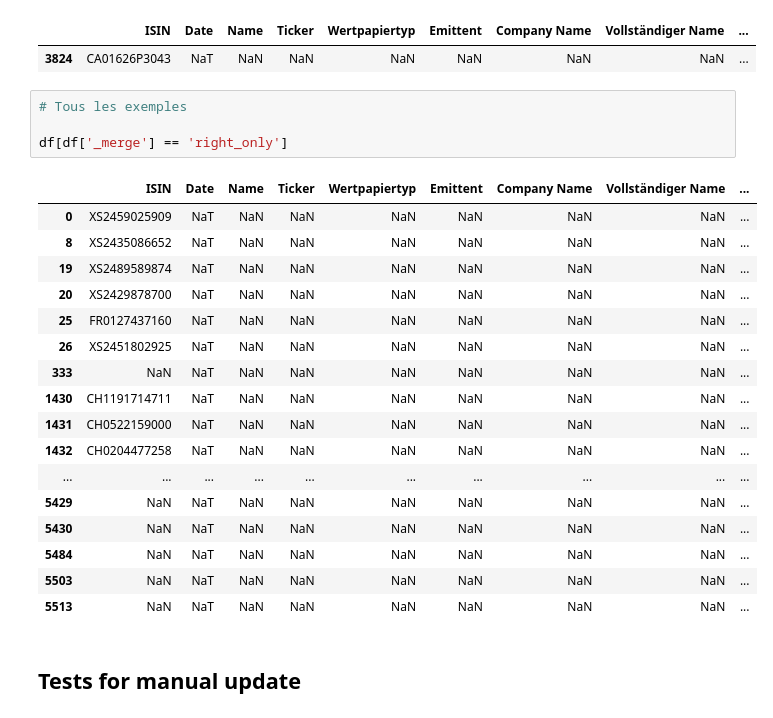
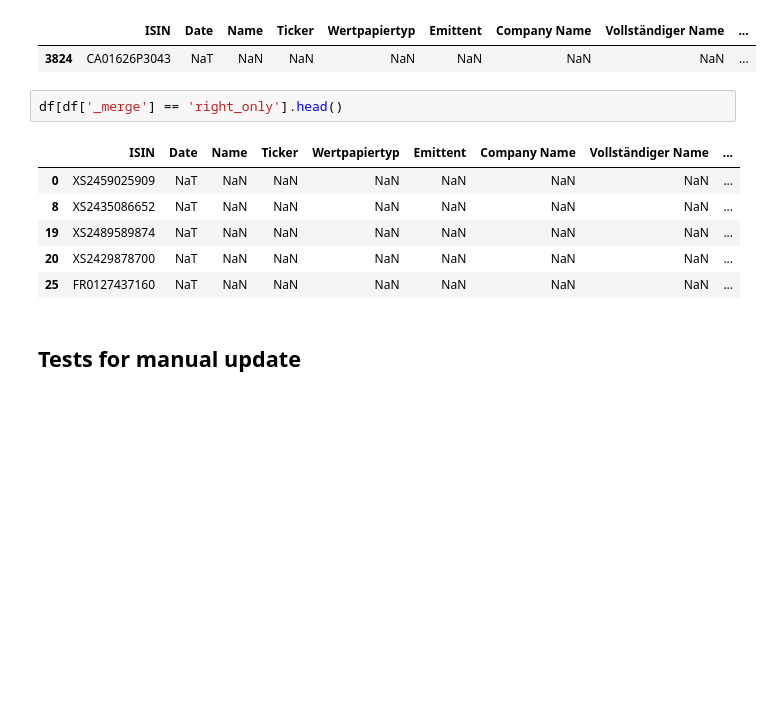
Before and after one commit to tamedia-ddj/2022-12-Compenswiss-Analysis, a Jupyter notebook: 2022-12-Compenswiss-Analysis.ipynb, the cells around one changed output. Saved outputs shown, nothing was run; the diff lists cells and outputs as text; blank space fills up the shorter version.

```diff
--- a/2022-12-Compenswiss-Analysis.ipynb
+++ b/2022-12-Compenswiss-Analysis.ipynb
@@ -70,27 +70,14 @@ df[df['ISIN'] == 'CA01626P3043']
 |  | ISIN | Date | Name | Ticker | Wertpapiertyp | Emittent | Company Name | Vollständiger Name | ... |
 | 3824 | CA01626P3043 | NaT | NaN | NaN | NaN | NaN | NaN | NaN | ... |
 # %%
-# Tous les exemples
-
-df[df['_merge'] == 'right_only']
+df[df['_merge'] == 'right_only'].head()
 # %% [output]
 |  | ISIN | Date | Name | Ticker | Wertpapiertyp | Emittent | Company Name | Vollständiger Name | ... |
 | 0 | XS2459025909 | NaT | NaN | NaN | NaN | NaN | NaN | NaN | ... |
 | 8 | XS2435086652 | NaT | NaN | NaN | NaN | NaN | NaN | NaN | ... |
 | 19 | XS2489589874 | NaT | NaN | NaN | NaN | NaN | NaN | NaN | ... |
 | 20 | XS2429878700 | NaT | NaN | NaN | NaN | NaN | NaN | NaN | ... |
 | 25 | FR0127437160 | NaT | NaN | NaN | NaN | NaN | NaN | NaN | ... |
-| 26 | XS2451802925 | NaT | NaN | NaN | NaN | NaN | NaN | NaN | ... |
-| 333 | NaN | NaT | NaN | NaN | NaN | NaN | NaN | NaN | ... |
-| 1430 | CH1191714711 | NaT | NaN | NaN | NaN | NaN | NaN | NaN | ... |
-| 1431 | CH0522159000 | NaT | NaN | NaN | NaN | NaN | NaN | NaN | ... |
-| 1432 | CH0204477258 | NaT | NaN | NaN | NaN | NaN | NaN | NaN | ... |
-| ... | ... | ... | ... | ... | ... | ... | ... | ... | ... |
-| 5429 | NaN | NaT | NaN | NaN | NaN | NaN | NaN | NaN | ... |
-| 5430 | NaN | NaT | NaN | NaN | NaN | NaN | NaN | NaN | ... |
-| 5484 | NaN | NaT | NaN | NaN | NaN | NaN | NaN | NaN | ... |
-| 5503 | NaN | NaT | NaN | NaN | NaN | NaN | NaN | NaN | ... |
-| 5513 | NaN | NaT | NaN | NaN | NaN | NaN | NaN | NaN | ... |
 # %% [markdown]
 ## Tests for manual update
 # %%
```
Also changed, not shown: parts of 1 cell of this notebook.
